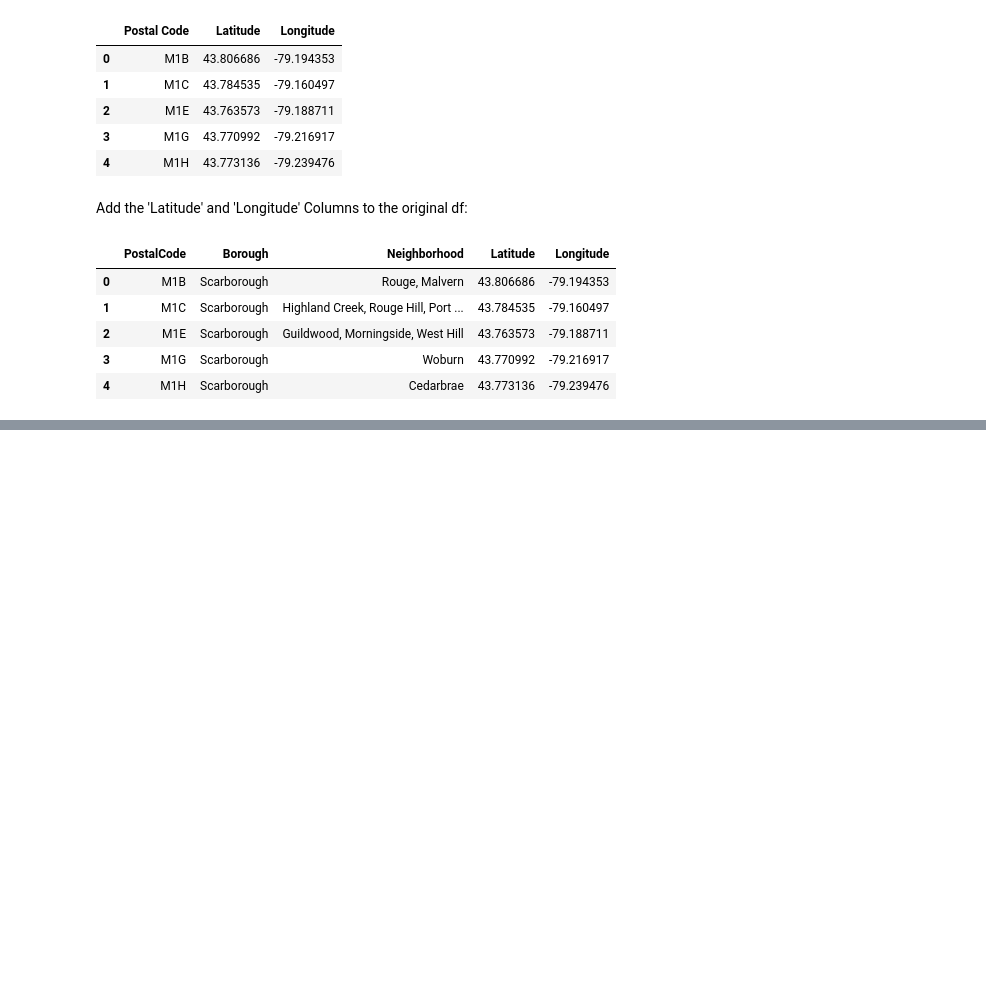
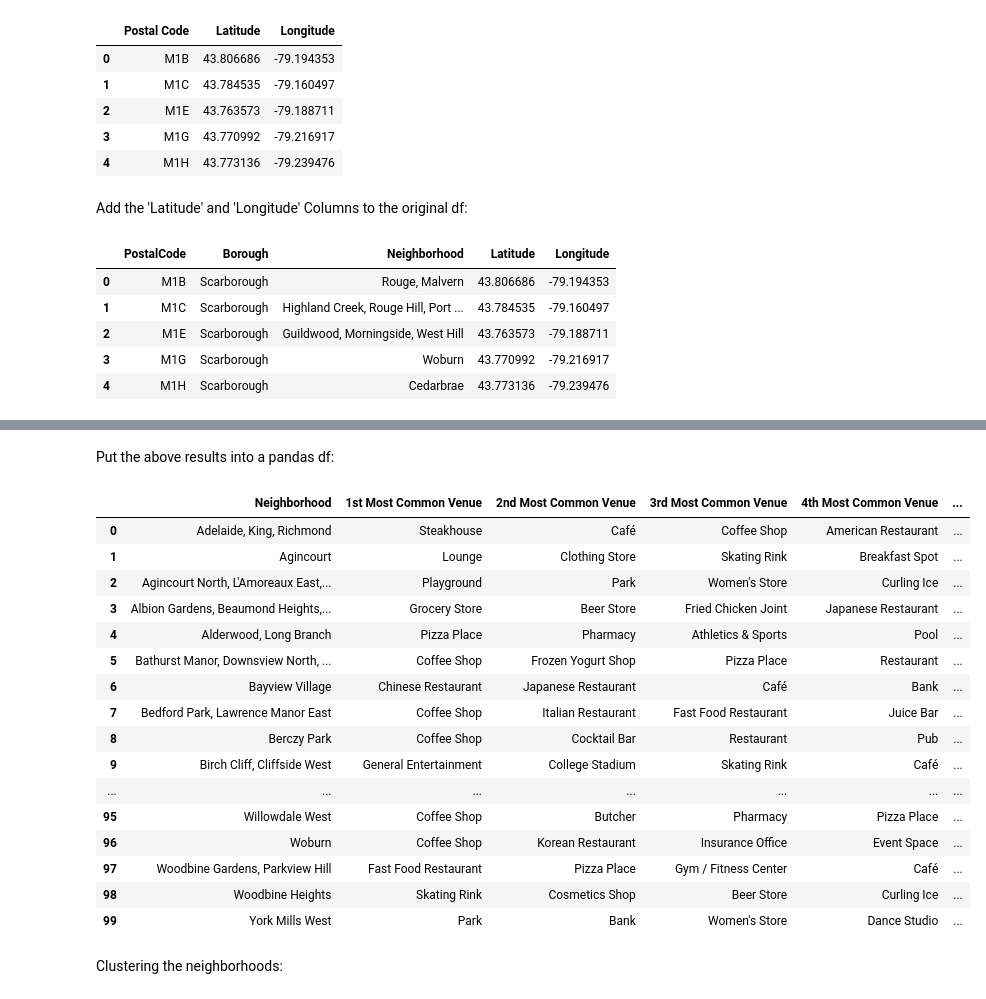
Before and after one commit to memo202010/Coursera_Capstone, a Jupyter notebook: Coursera_Capstone.ipynb, the cells around one changed output, grey strips where cells are left out. Saved outputs shown, nothing was run; the diff lists cells and outputs as text; code cells hidden in the pictures; blank space fills up the shorter version.

```diff
--- a/Coursera_Capstone.ipynb
+++ b/Coursera_Capstone.ipynb
@@ -170,0 +473,3 @@ df.head()
+# %%
+Toronto_grouped = Toronto_onehot.groupby('Neighborhood').mean().reset_index()
+Toronto_grouped
@@ -170,0 +496,12 @@ df.head()
+# %%
+num_top_venues = 5
+
+for hood in Toronto_grouped['Neighborhood']:
+    print("----"+hood+"----")
+    temp = Toronto_grouped[Toronto_grouped['Neighborhood'] == hood].T.reset_index()
+    temp.columns = ['venue','freq']
+    temp = temp.iloc[1:]
+    temp['freq'] = temp['freq'].astype(float)
+    temp = temp.round({'freq': 2})
+    print(temp.sort_values('freq', ascending=False).reset_index(drop=True).head(num_top_venues))
+    print('\n')
@@ -170,0 +526,49 @@ df.head()
+# %% [markdown]
+Put the above results into a pandas df:
+# %%
+def return_most_common_venues(row, num_top_venues):
+    row_categories = row.iloc[1:]
+    row_categories_sorted = row_categories.sort_values(ascending=False)
+
+    return row_categories_sorted.index.values[0:num_top_venues]
+# %%
+num_top_venues = 10
+
+indicators = ['st', 'nd', 'rd']
+
+# create columns according to number of top venues
+columns = ['Neighborhood']
+for ind in np.arange(num_top_venues):
+    try:
+        columns.append('{}{} Most Common Venue'.format(ind+1, indicators[ind]))
+    except:
+        columns.append('{}th Most Common Venue'.format(ind+1))
+
+# create a new dataframe
+neighborhoods_venues_sorted = pd.DataFrame(columns=columns)
+neighborhoods_venues_sorted['Neighborhood'] = Toronto_grouped['Neighborhood']
+
+for ind in np.arange(Toronto_grouped.shape[0]):
+    neighborhoods_venues_sorted.iloc[ind, 1:] = return_most_common_venues(Toronto_grouped.iloc[ind, :], num_top_venues)
+
+neighborhoods_venues_sorted
+# %% [output]
+|  | Neighborhood | 1st Most Common Venue | 2nd Most Common Venue | 3rd Most Common Venue | 4th Most Common Venue | ... |
+| 0 | Adelaide, King, Richmond | Steakhouse | Café | Coffee Shop | American Restaurant | ... |
+| 1 | Agincourt | Lounge | Clothing Store | Skating Rink | Breakfast Spot | ... |
+| 2 | Agincourt North, L'Amoreaux East,... | Playground | Park | Women's Store | Curling Ice | ... |
+| 3 | Albion Gardens, Beaumond Heights,... | Grocery Store | Beer Store | Fried Chicken Joint | Japanese Restaurant | ... |
+| 4 | Alderwood, Long Branch | Pizza Place | Pharmacy | Athletics & Sports | Pool | ... |
+| 5 | Bathurst Manor, Downsview North, ... | Coffee Shop | Frozen Yogurt Shop | Pizza Place | Restaurant | ... |
+| 6 | Bayview Village | Chinese Restaurant | Japanese Restaurant | Café | Bank | ... |
+| 7 | Bedford Park, Lawrence Manor East | Coffee Shop | Italian Restaurant | Fast Food Restaurant | Juice Bar | ... |
+| 8 | Berczy Park | Coffee Shop | Cocktail Bar | Restaurant | Pub | ... |
+| 9 | Birch Cliff, Cliffside West | General Entertainment | College Stadium | Skating Rink | Café | ... |
+| ... | ... | ... | ... | ... | ... | ... |
+| 95 | Willowdale West | Coffee Shop | Butcher | Pharmacy | Pizza Place | ... |
+| 96 | Woburn | Coffee Shop | Korean Restaurant | Insurance Office | Event Space | ... |
+| 97 | Woodbine Gardens, Parkview Hill | Fast Food Restaurant | Pizza Place | Gym / Fitness Center | Café | ... |
+| 98 | Woodbine Heights | Skating Rink | Cosmetics Shop | Beer Store | Curling Ice | ... |
+| 99 | York Mills West | Park | Bank | Women's Store | Dance Studio | ... |
+# %% [markdown]
+Clustering the neighborhoods:
```
Also changed, not shown: parts of 45 cells of this notebook.
